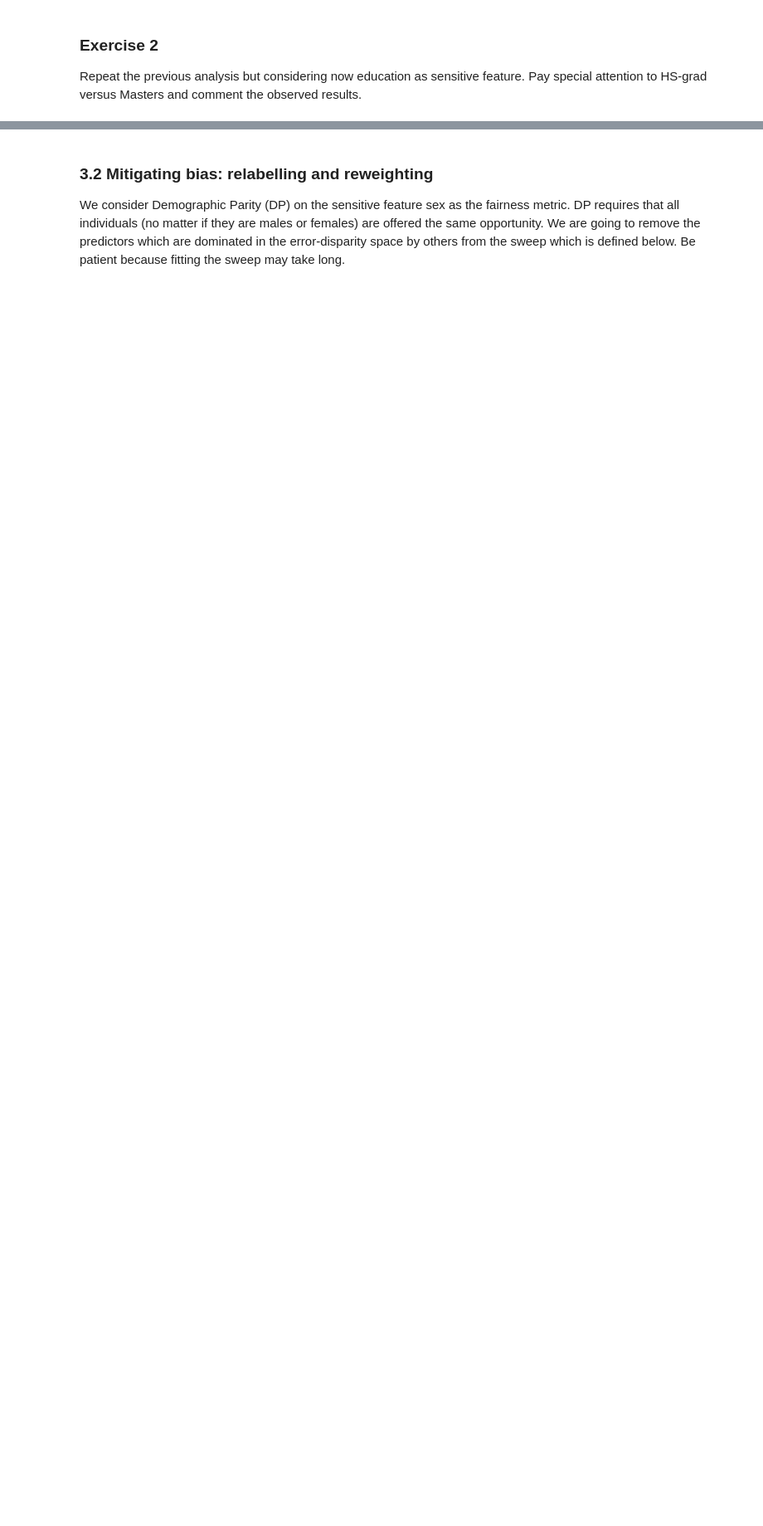
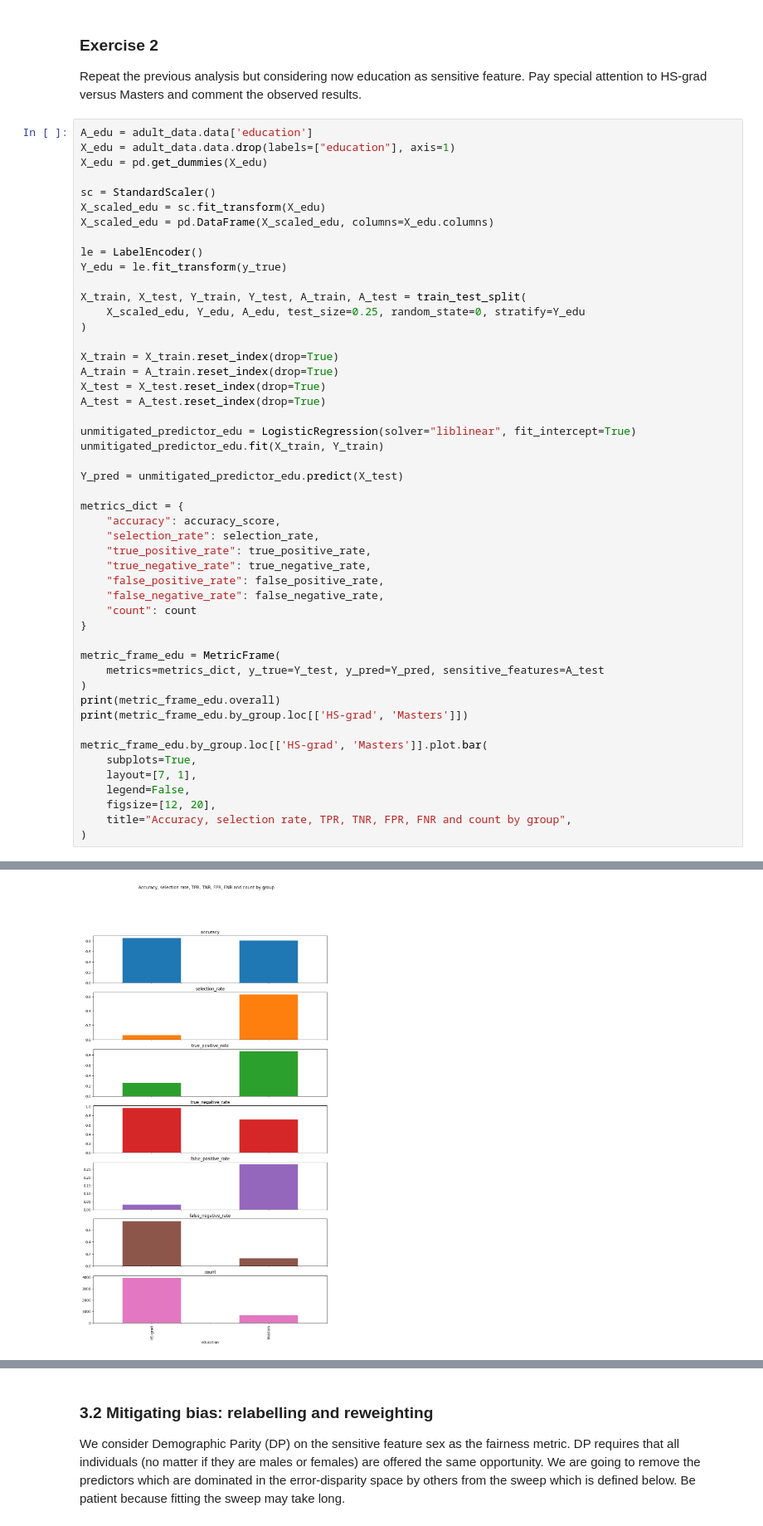
Before and after one commit to hugogs7/TXAI, a Jupyter notebook: TXAI_I5_FAIRNESS.ipynb, the cells around one changed output, grey strips where cells are left out. Shown at 83% size. Saved outputs shown, nothing was run; the diff lists cells and outputs as text; blank space fills up the shorter version.

```diff
--- a/TXAI_I5_FAIRNESS.ipynb
+++ b/TXAI_I5_FAIRNESS.ipynb
@@ -386,3 +379,53 @@ array([[<Axes: title={'center': 'accuracy'}, xlabel='sex'>],
 # %% [markdown]
 ### **Exercise 2**
 Repeat the previous analysis but considering now education as sensitive feature. Pay special attention to HS-grad versus Masters and comment the observed results.
+# %%
+A_edu = adult_data.data['education']
+X_edu = adult_data.data.drop(labels=["education"], axis=1)
+X_edu = pd.get_dummies(X_edu)
+
+sc = StandardScaler()
+X_scaled_edu = sc.fit_transform(X_edu)
+X_scaled_edu = pd.DataFrame(X_scaled_edu, columns=X_edu.columns)
+
+le = LabelEncoder()
+Y_edu = le.fit_transform(y_true)
+
+X_train, X_test, Y_train, Y_test, A_train, A_test = train_test_split(
+    X_scaled_edu, Y_edu, A_edu, test_size=0.25, random_state=0, stratify=Y_edu
+)
+
+X_train = X_train.reset_index(drop=True)
+A_train = A_train.reset_index(drop=True)
+X_test = X_test.reset_index(drop=True)
+A_test = A_test.reset_index(drop=True)
+
+unmitigated_predictor_edu = LogisticRegression(solver="liblinear", fit_intercept=True)
+unmitigated_predictor_edu.fit(X_train, Y_train)
+
+Y_pred = unmitigated_predictor_edu.predict(X_test)
+
+metrics_dict = {
+    "accuracy": accuracy_score,
+    "selection_rate": selection_rate,
+    "true_positive_rate": true_positive_rate,
+    "true_negative_rate": true_negative_rate,
+    "false_positive_rate": false_positive_rate,
+    "false_negative_rate": false_negative_rate,
+    "count": count
+}
+
+metric_frame_edu = MetricFrame(
+    metrics=metrics_dict, y_true=Y_test, y_pred=Y_pred, sensitive_features=A_test
+)
+print(metric_frame_edu.overall)
+print(metric_frame_edu.by_group.loc[['HS-grad', 'Masters']])
+
+metric_frame_edu.by_group.loc[['HS-grad', 'Masters']].plot.bar(
+    subplots=True,
+    layout=[7, 1],
+    legend=False,
+    figsize=[12, 20],
+    title="Accuracy, selection rate, TPR, TNR, FPR, FNR and count by group",
+)
+# %% [output]
@@ -388,0 +457 @@ Repeat the previous analysis but considering now education as sensitive feature.
+[figure, added]
```
Also changed, not shown: parts of 12 cells of this notebook.
